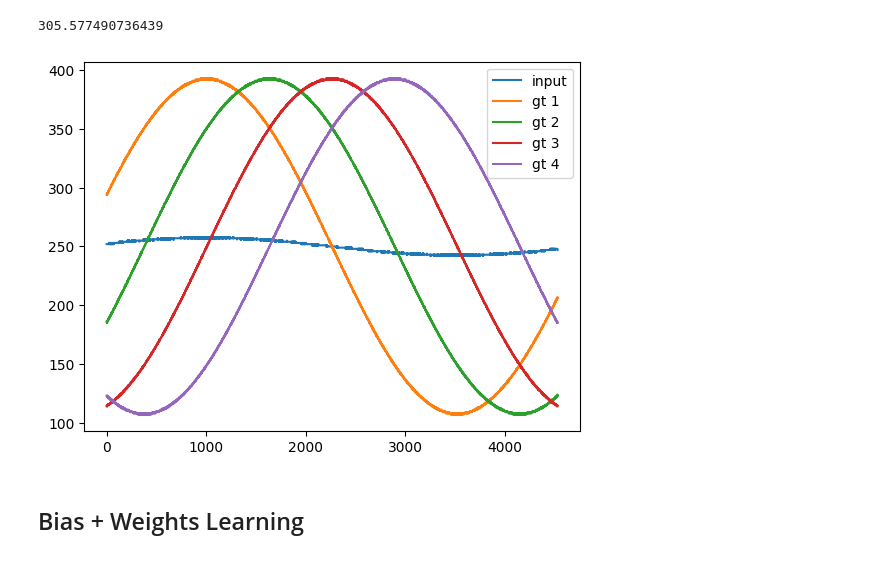
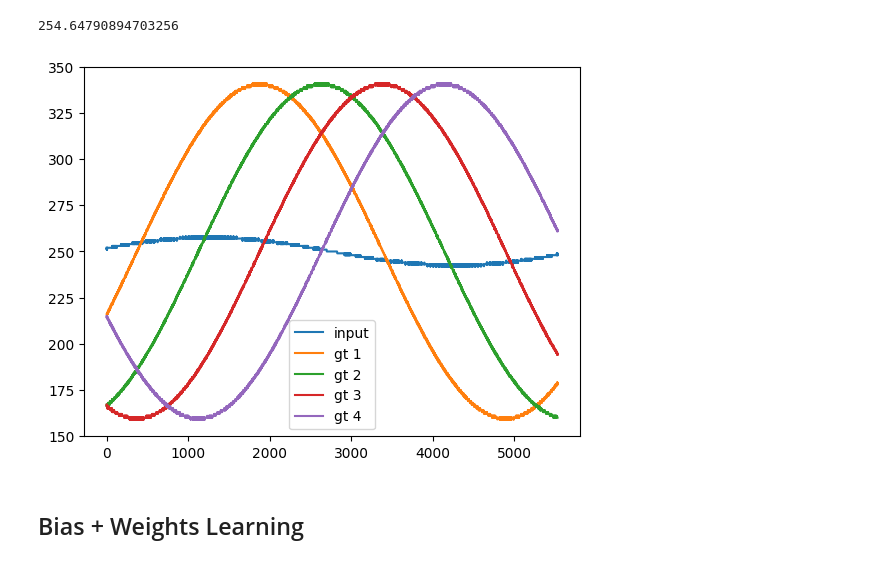
Before and after one commit to yakir4123/SNN-SCTN, a Jupyter notebook: notebooks/supervised_stdp_resonator.ipynb, the cells around one changed output. Drawn from its saved outputs; the diff is of its cells as text; code cells hidden in the pictures.

```diff
--- a/notebooks/supervised_stdp_resonator.ipynb
+++ b/notebooks/supervised_stdp_resonator.ipynb
@@ -72,7 +72,7 @@ def argmax(arr):
     return int(.5 * (np.argmax(arr) + len(arr) - np.argmax(arr[::-1]) - 1))
 
 clk_freq = 1536000
-freq0 = 305
+freq0 = 254
 lf = 4
 best_lp = lp_by_lf(lf, freq0, clk_freq)
 freq0 = freq_of_resonator(clk_freq, lf, best_lp)
@@ -83,15 +83,15 @@ t = x * 2 * np.pi * freq0
 sine_wave = np.sin(t)
 freq0
 # %% [output]
-305.577490736439
+254.64790894703256
 # %%
 %matplotlib inline
 
-gain = 19
+gain = 12
 spikes_window = 500
+
 resonator = SpikingNetwork(clk_freq)
 resonator.add_amplitude(1000)
-
 # Encode to pdm
 neuron = create_SCTN()
 neuron.activation_function = IDENTITY
@@ -105,42 +105,42 @@ resonator_input = neuron_output(resonator.neurons[0], freq0, shift_degrees=0)
 rresonator_input = events_to_spikes(resonator_input-resonator_input[0], run_window=spikes_window, spikes_arr_size=int(clk_freq/freq0)+1)
 
 ground_truth = []
-phase_shifts = [0] + [45]*3
+phase_shifts = [37.2] + [45]*3
 phase_shifts = np.cumsum(phase_shifts)
 
 gt4stdp = []
 for phase_shift_degree in phase_shifts:
     phase_shift = phase_shift_degree/360
-    resonator.input_full_data(8*sine_wave[int((1-phase_shift)*wave_length):int((20-phase_shift)*wave_length)])
+    resonator.input_full_data(sine_wave[int((1-phase_shift)*wave_length):int((20-phase_shift)*wave_length)])
     resonator.log_out_spikes(-1)
     resonator.forget_logs()
 
     resonator.input_full_data(gain*sine_wave[int((1-phase_shift)*wave_length):])
     output = neuron_output(resonator.neurons[0], freq0, 0)
     ground_truth.append(output)
 
     output = neuron_output(resonator.neurons[0], freq0, phase_shift_degree + 45 - phase_shifts[0])
     half_wave = argmax(output[1:][(output[1:] - output[:-1])])
     output = output[:half_wave]
     gt4stdp.append(output)
 
 gt1 = ground_truth[0]
 gt2 = ground_truth[1]
 gt3 = ground_truth[2]
 gt4 = ground_truth[3]
 rolling_gt = []
 plt.plot(rresonator_input, label=f'input')
 for i, gt in enumerate(ground_truth):
     rolling_gt.append(events_to_spikes(gt-resonator_input[0], run_window=spikes_window, spikes_arr_size=int(clk_freq/freq0)+1))
     plt.plot(rolling_gt[i], label=f'gt {i+1}')
 
 gt_wave_amplitudes = [(o.max(), o.min()) for o in rolling_gt]
 peaks = [argmax(rgt) for rgt in rolling_gt]
 half_wave = [ground_truth[peak:peak+(wave_length//2)] for peak in peaks]
 plt.legend()
 plt.show()
 # %% [output]
-[figure, old version]
+[figure, new version]
 # %%
 def simple_resonator(
         freq0,
```
Also changed, not shown: parts of 12 cells of this notebook, 3 other files.
